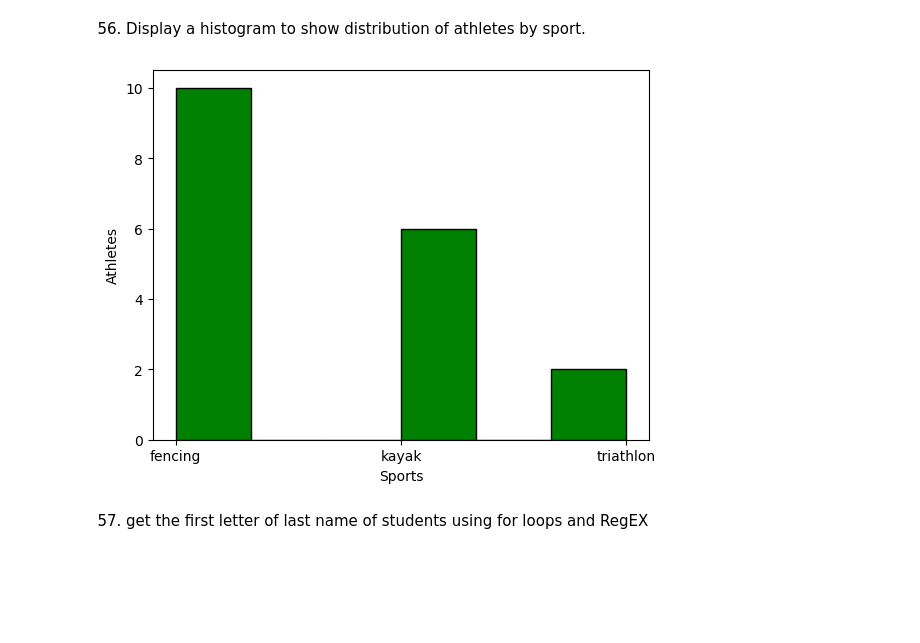
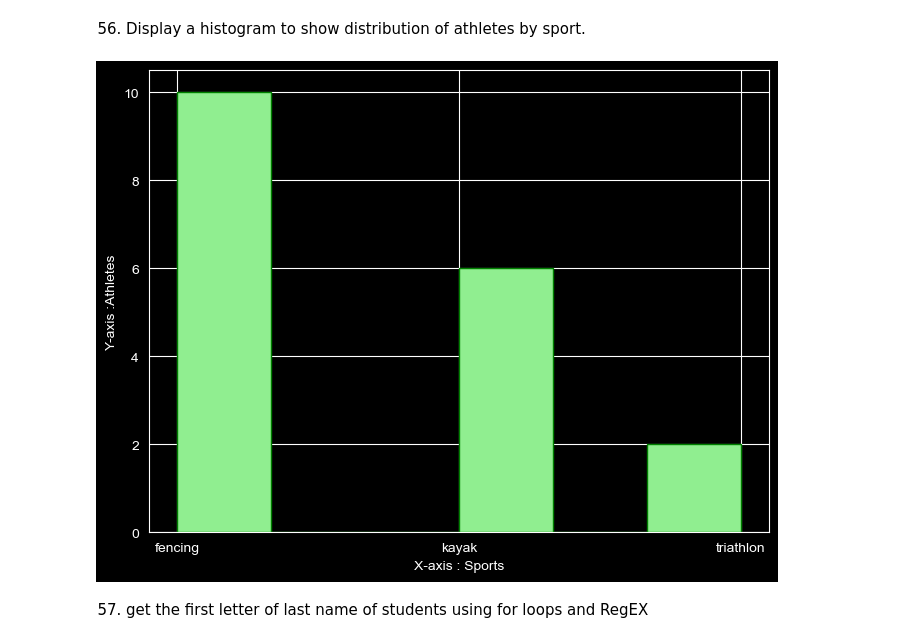
Before and after one commit to Sujithra-Emmanuel/PyMinds_Aug2024, a Jupyter notebook: Python_Hackathon_Aug2024_41to60.ipynb, the cells around one changed output. Cells and saved outputs as stored; diff of their text form; code cells hidden in the pictures; blank space fills up the shorter version.

```diff
--- a/Python_Hackathon_Aug2024_41to60.ipynb
+++ b/Python_Hackathon_Aug2024_41to60.ipynb
@@ -32,3 +36,7 @@ kayak      NaN  2.0  NaN  NaN  1.0  NaN  3.0
 triathlon  2.0  NaN  NaN  NaN  NaN  NaN  NaN
 # %% [markdown]
 44. Display a  distrubution chart of MAX V02 for all athletes
+# %%
+# set the background style of the plot
+sns.set_style('whitegrid')
+sns.displot(temp_data['VO2'],kde=True,bins=5)
@@ -41,0 +57,12 @@ Dummy array with no data with size : 16
+# %%
+#sheet_Athletes['sport'].unique()
+print("original sport colum type ",sheet_Athletes['sport'].unique())
+print("sport data \n",sheet_Athletes['sport'])
+# label_encoder object knows
+# how to understand word labels.
+label_encoder = preprocessing.LabelEncoder()
+# Encode labels in column 'sport'.
+sheet_Athletes['sport']= label_encoder.fit_transform(sheet_Athletes['sport'])
+#sheet_Athletes['sport'].unique()
+print("after conversion to numeric",sheet_Athletes['sport'].unique())
+print("sport data\n",sheet_Athletes['sport'])
@@ -88,16 +141,20 @@ print(list)
 # %% [markdown]
 56. Display a histogram to show distribution of athletes by sport.
 # %%
-Ids = sheet_Athletes['ID']
+#Ids = sheet_Athletes['ID']
 Sports = sheet_Athletes['sport']
-plt.hist(Sports,"auto",color='g',edgecolor="black")
+plt.figure(figsize=(8,6))
+plt.style.use("dark_background")
+#create histogram
+plt.hist(Sports,"auto",color='lightgreen',edgecolor="g",align='mid')
 
-#plt.title("Distribution")
-plt.xlabel('Sports')
-plt.ylabel('Athletes')
+# Add x-axis and y-axis titles
+plt.xlabel('X-axis : Sports')
+plt.ylabel('Y-axis :Athletes')
+# Display the plot
 plt.show()
 # %% [output]
-[figure, old version]
+[figure, new version]
 # %% [markdown]
 57. get the first letter of last name of students using for loops and RegEX
 # %%
```
Also changed, not shown: parts of 8 cells of this notebook.
